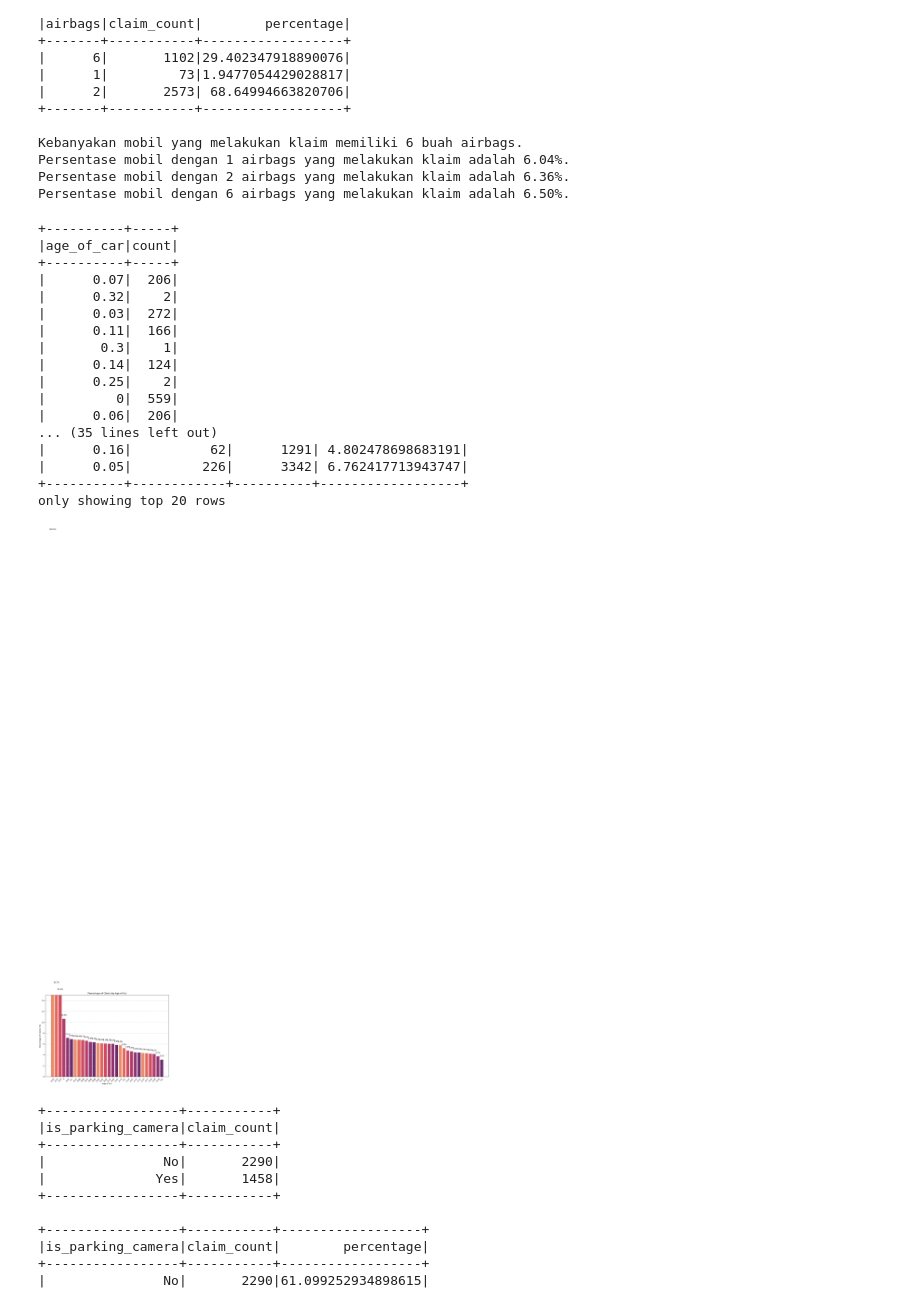
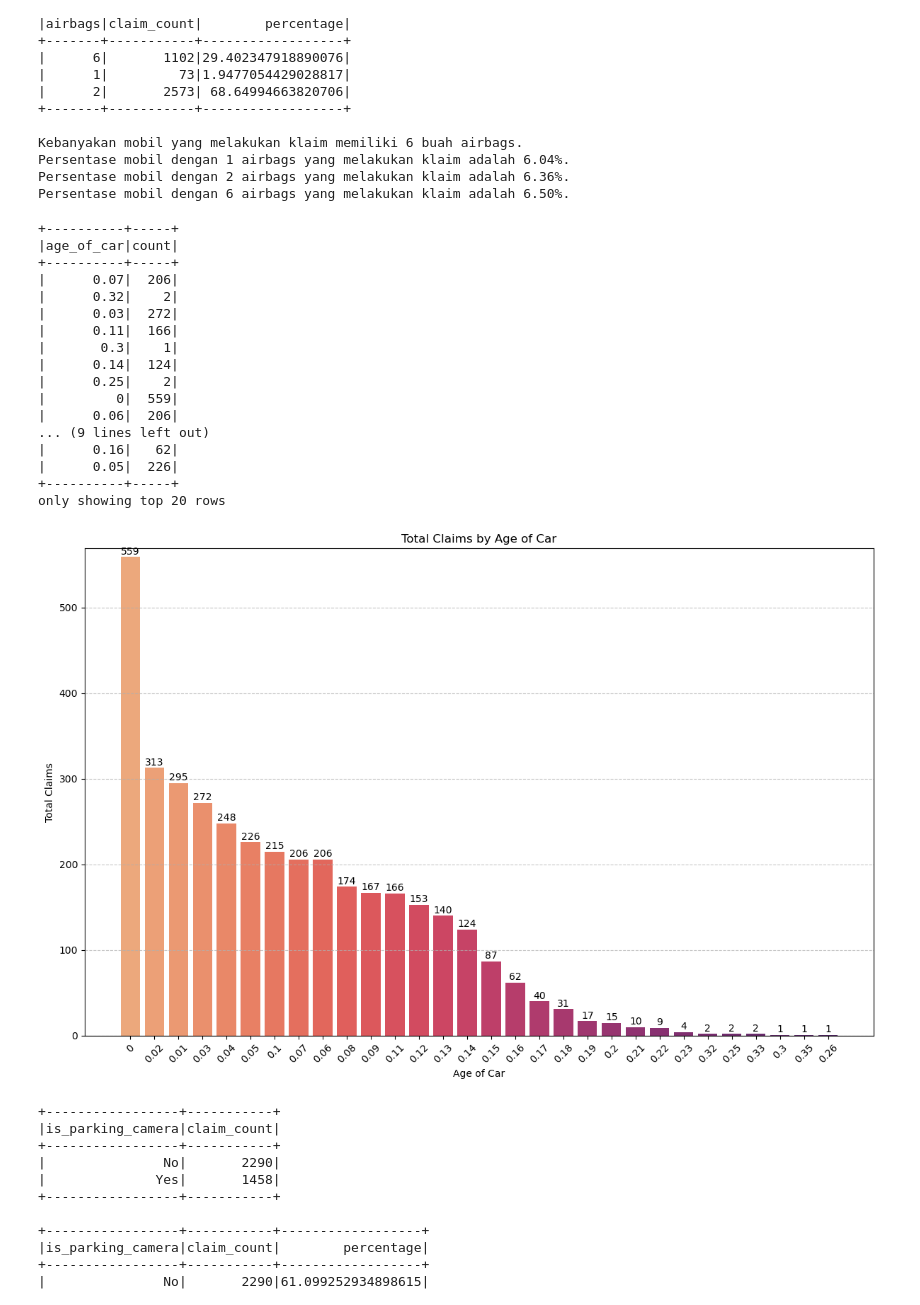
Before and after one commit to evlynEl/BigData, a Jupyter notebook: Projek.ipynb, the cells around one changed output. Cells and saved outputs as stored; diff of their text form; code cells hidden in the pictures.

```diff
--- a/Projek.ipynb
+++ b/Projek.ipynb
@@ -1756,58 +1760,56 @@ Persentase mobil dengan 2 airbags yang melakukan klaim adalah 6.36%.
 Persentase mobil dengan 6 airbags yang melakukan klaim adalah 6.50%.
 # %%
 df_filtered = df.filter(col('is_claim') == 1)
-
 df_selected = df_filtered.select('age_of_car', 'is_claim')
 
+# Group by 'age_of_car' and count the number of claims
 df_grouped = df_selected.groupBy('age_of_car').count()
-
 df_grouped.show()
 
+# Rename the count column to 'total_claims'
 total_claims_df = df_grouped.withColumnRenamed('count', 'total_claims')
-total_rows_df = df.groupBy('age_of_car').count().withColumnRenamed('count', 'total_rows')
 
-df_combined = total_claims_df.join(total_rows_df, 'age_of_car')
+# Convert to Pandas DataFrame and sort by 'total_claims'
+df_sorted = total_claims_df.orderBy('total_claims', ascending=False).toPandas()
 
-df_percentage = df_combined.withColumn('percentage_claim', col('total_claims') / col('total_rows') * 100)
-
-df_percentage.show()
-
-df_sorted = df_percentage.orderBy('percentage_claim', ascending=False).toPandas()
+# Get the flare color palette from seaborn
+colors = sns.color_palette("flare", len(df_sorted))
 
 plt.figure(figsize=(12, 8))
-bars = plt.bar(df_sorted['age_of_car'], df_sorted['percentage_claim'], color=colors)
+bars = plt.bar(df_sorted['age_of_car'], df_sorted['total_claims'], color=colors)
 plt.xlabel('Age of Car')
-plt.ylabel('Percentage of Claims (%)')
-plt.title('Percentage of Claims by Age of Car')
+plt.ylabel('Total Claims')
+plt.title('Total Claims by Age of Car')
 plt.xticks(rotation=45)
-plt.ylim(0, 15)
+plt.ylim(0, df_sorted['total_claims'].max() + 10)  # Adjust the y-limit for better visualization
 plt.grid(axis='y', linestyle='--', alpha=0.7)
 
+# Add count labels on top of the bars
 for bar in bars:
     yval = bar.get_height()
-    plt.text(bar.get_x() + bar.get_width()/2, yval + 0.5, f'{yval:.1f}%', ha='center', va='bottom', fontsize=10)
+    plt.text(bar.get_x() + bar.get_width()/2, yval + 0.5, f'{yval}', ha='center', va='bottom', fontsize=10)
 
 plt.tight_layout()
 plt.show()
 # %% [output]
 +----------+-----+
 |age_of_car|count|
 +----------+-----+
 |      0.07|  206|
 |      0.32|    2|
 |      0.03|  272|
 |      0.11|  166|
 |       0.3|    1|
 |      0.14|  124|
 |      0.25|    2|
 |         0|  559|
 |      0.06|  206|
-... (35 lines left out)
-|      0.16|          62|      1291| 4.802478698683191|
-|      0.05|         226|      3342| 6.762417713943747|
-+----------+------------+----------+------------------+
+... (9 lines left out)
+|      0.16|   62|
+|      0.05|  226|
++----------+-----+
 only showing top 20 rows
-[figure, old version]
+[figure, new version]
 # %%
 df_claims = df.filter(col("is_claim") == 1)
 df_grouped = df_claims.groupBy("is_parking_camera").agg(count("*").alias("claim_count"))
```
Also changed, not shown: parts of 3 cells of this notebook.
